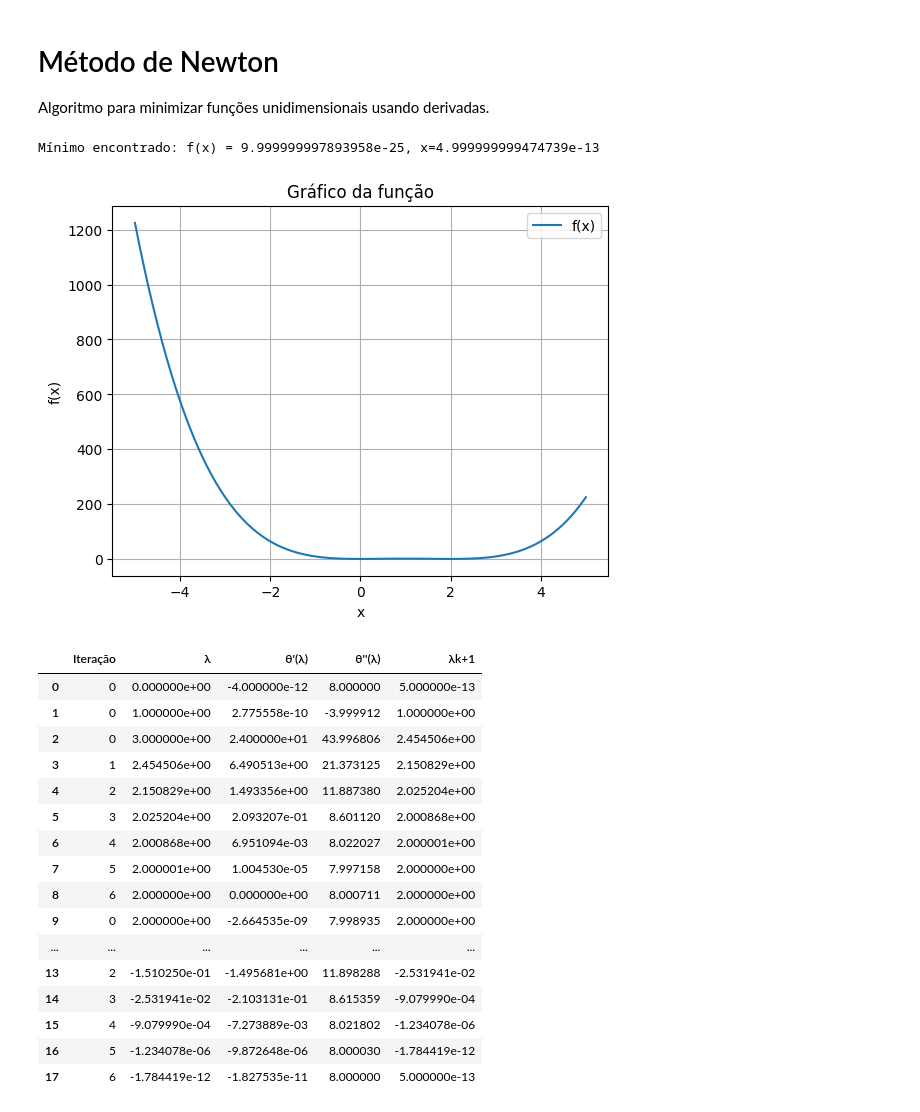
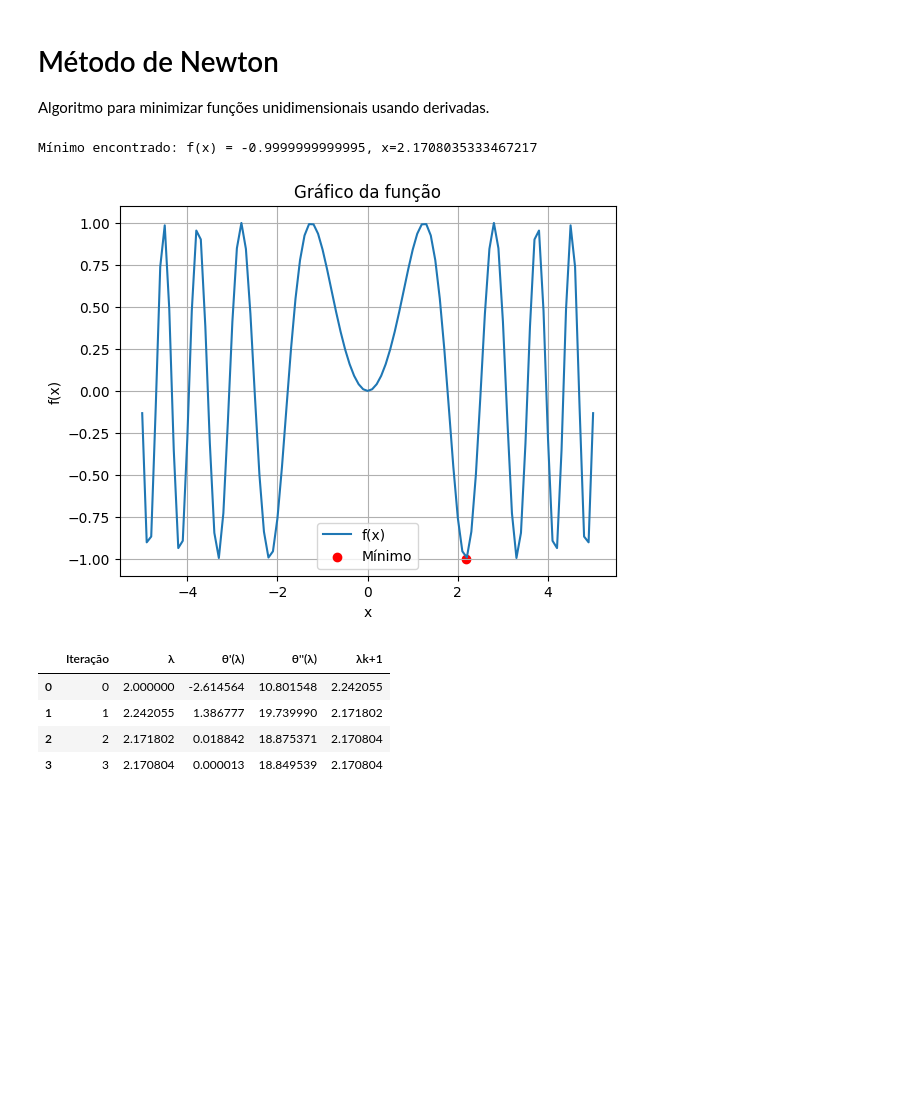
Before and after one commit to victorluis22/metodos-numericos-otimizacao, a Jupyter notebook: newton.ipynb, the cells around one changed output. Cells and saved outputs as stored; diff of their text form; code cells hidden in the pictures; blank space fills up the shorter version.

```diff
--- a/newton.ipynb
+++ b/newton.ipynb
@@ -9,7 +9,7 @@ import matplotlib.pyplot as plt
 import numpy as np
 import pandas as pd
 
-def plotFunction(min, max, step):
+def plotFunction(min, max, step, resultx, resulty):
   plt.xlabel('x')
   plt.ylabel('f(x)')
   plt.title(f'Gráfico da função')
@@ -19,6 +19,7 @@ def plotFunction(min, max, step):
   y_values = [f(x) for x in x_values]
 
   plt.plot(x_values, y_values, label=f'f(x)')
+  plt.scatter(resultx, resulty, color='red', label=f'Mínimo')
   plt.legend()
   plt.show()
 
@@ -26,8 +27,10 @@ def f(x):
   function1 = "x**6 - (52/25)*x**5 + (39/80)*x**4 + (71/10)*x**3 - (79/20)*x**2 - x + (1/10)"
   function2 = "0.000089248*x - 0.0218343*x**2 + 0.998266*x**3 - 1.6995*x**4 + 0.2*x**5"
   function3 = "4*x**2 - 4*x**3 + x**4"
+  function4 = "np.sin(x**2)"
+  function5 = "np.sqrt(x**3)"
 
-  return eval(function3)
+  return eval(function4)
 
 def deriv_f(x, h):
   return (f(x + h) - f(x - h))/(2*h)
@@ -39,7 +42,7 @@ def newtonSearch(x):
   lmbda = x
   lmbda_next = 0
   e = 10**-6
-  h = 10**-6
+  h = 10**-3
   time = 0
 
   while True:
@@ -72,31 +75,19 @@ data = {
 # %%
 a = -5
 b = 5
-minimun, x_minimun = newtonSearch(-1)
+minimun, x_minimun = newtonSearch(2)
 
 print(f'Mínimo encontrado: f(x) = {minimun}, x={x_minimun}\n')
 
-plotFunction(a, b, 0.1)
+plotFunction(a, b, 0.1, x_minimun, minimun)
 
 df = pd.DataFrame(data)
 display(df)
 # %% [output]
-Mínimo encontrado: f(x) = 9.999999997893958e-25, x=4.999999999474739e-13
+Mínimo encontrado: f(x) = -0.9999999999995, x=2.1708035333467217
-[figure, old version]
+[figure, new version]
 |  | Iteração | λ | θ'(λ) | θ''(λ) | λk+1 |
-| 0 | 0 | 0.000000e+00 | -4.000000e-12 | 8.000000 | 5.000000e-13 |
-| 1 | 0 | 1.000000e+00 | 2.775558e-10 | -3.999912 | 1.000000e+00 |
-| 2 | 0 | 3.000000e+00 | 2.400000e+01 | 43.996806 | 2.454506e+00 |
-| 3 | 1 | 2.454506e+00 | 6.490513e+00 | 21.373125 | 2.150829e+00 |
-| 4 | 2 | 2.150829e+00 | 1.493356e+00 | 11.887380 | 2.025204e+00 |
-| 5 | 3 | 2.025204e+00 | 2.093207e-01 | 8.601120 | 2.000868e+00 |
-| 6 | 4 | 2.000868e+00 | 6.951094e-03 | 8.022027 | 2.000001e+00 |
-| 7 | 5 | 2.000001e+00 | 1.004530e-05 | 7.997158 | 2.000000e+00 |
-| 8 | 6 | 2.000000e+00 | 0.000000e+00 | 8.000711 | 2.000000e+00 |
-| 9 | 0 | 2.000000e+00 | -2.664535e-09 | 7.998935 | 2.000000e+00 |
-| ... | ... | ... | ... | ... | ... |
-| 13 | 2 | -1.510250e-01 | -1.495681e+00 | 11.898288 | -2.531941e-02 |
-| 14 | 3 | -2.531941e-02 | -2.103131e-01 | 8.615359 | -9.079990e-04 |
-| 15 | 4 | -9.079990e-04 | -7.273889e-03 | 8.021802 | -1.234078e-06 |
-| 16 | 5 | -1.234078e-06 | -9.872648e-06 | 8.000030 | -1.784419e-12 |
-| 17 | 6 | -1.784419e-12 | -1.827535e-11 | 8.000000 | 5.000000e-13 |
+| 0 | 0 | 2.000000 | -2.614564 | 10.801548 | 2.242055 |
+| 1 | 1 | 2.242055 | 1.386777 | 19.739990 | 2.171802 |
+| 2 | 2 | 2.171802 | 0.018842 | 18.875371 | 2.170804 |
+| 3 | 3 | 2.170804 | 0.000013 | 18.849539 | 2.170804 |
```
Also changed, not shown: 2 other files.
